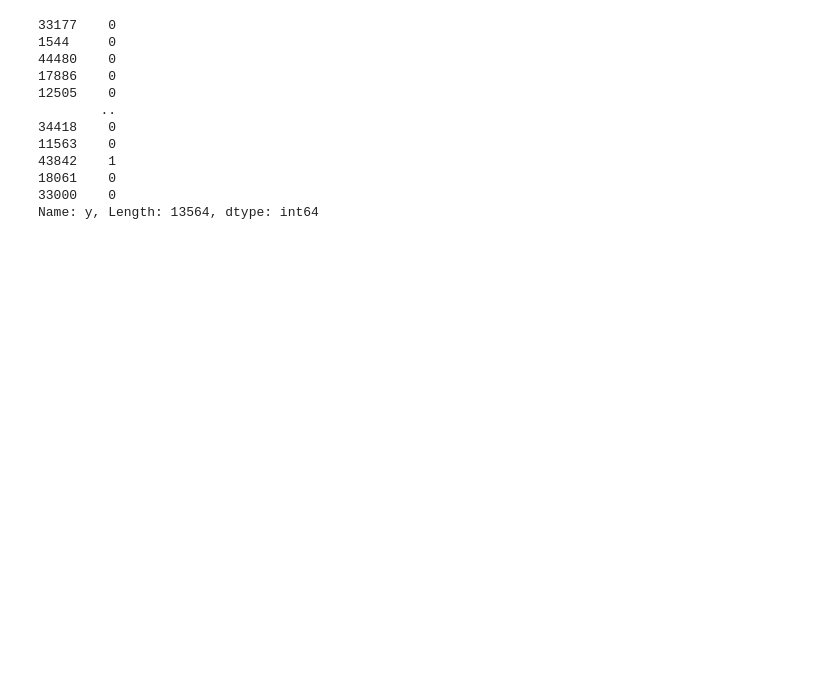
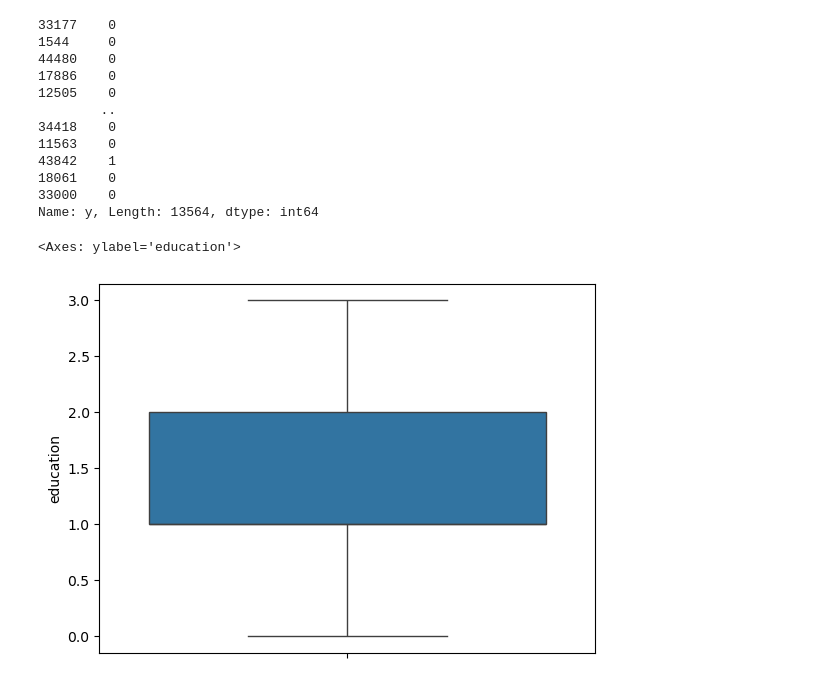
Before and after one commit to vinnithakur/BANKTELEMARKETING_MLMODEL, a Jupyter notebook: Model.ipynb, the cells around one changed output. Cells and saved outputs as stored; diff of their text form; code cells hidden in the pictures; blank space fills up the shorter version.

```diff
--- a/Model.ipynb
+++ b/Model.ipynb
@@ -415,3 +416,8 @@ y_test
 18061    0
 33000    0
 Name: y, Length: 13564, dtype: int64
+# %%
+sns.boxplot(df['education'])
+# %% [output]
+<Axes: ylabel='education'>
+[figure, added]
```
Also changed, not shown: parts of 12 cells of this notebook.
